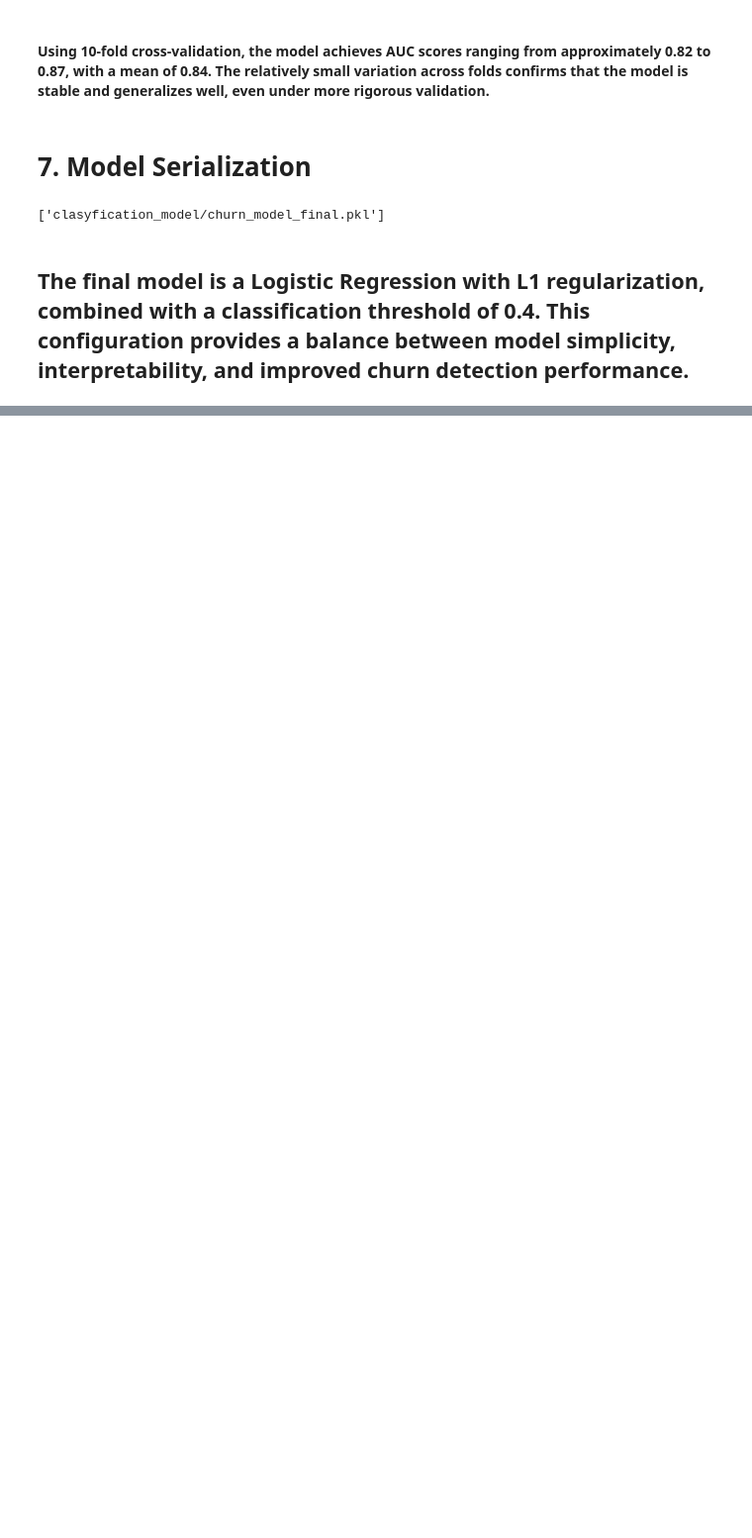
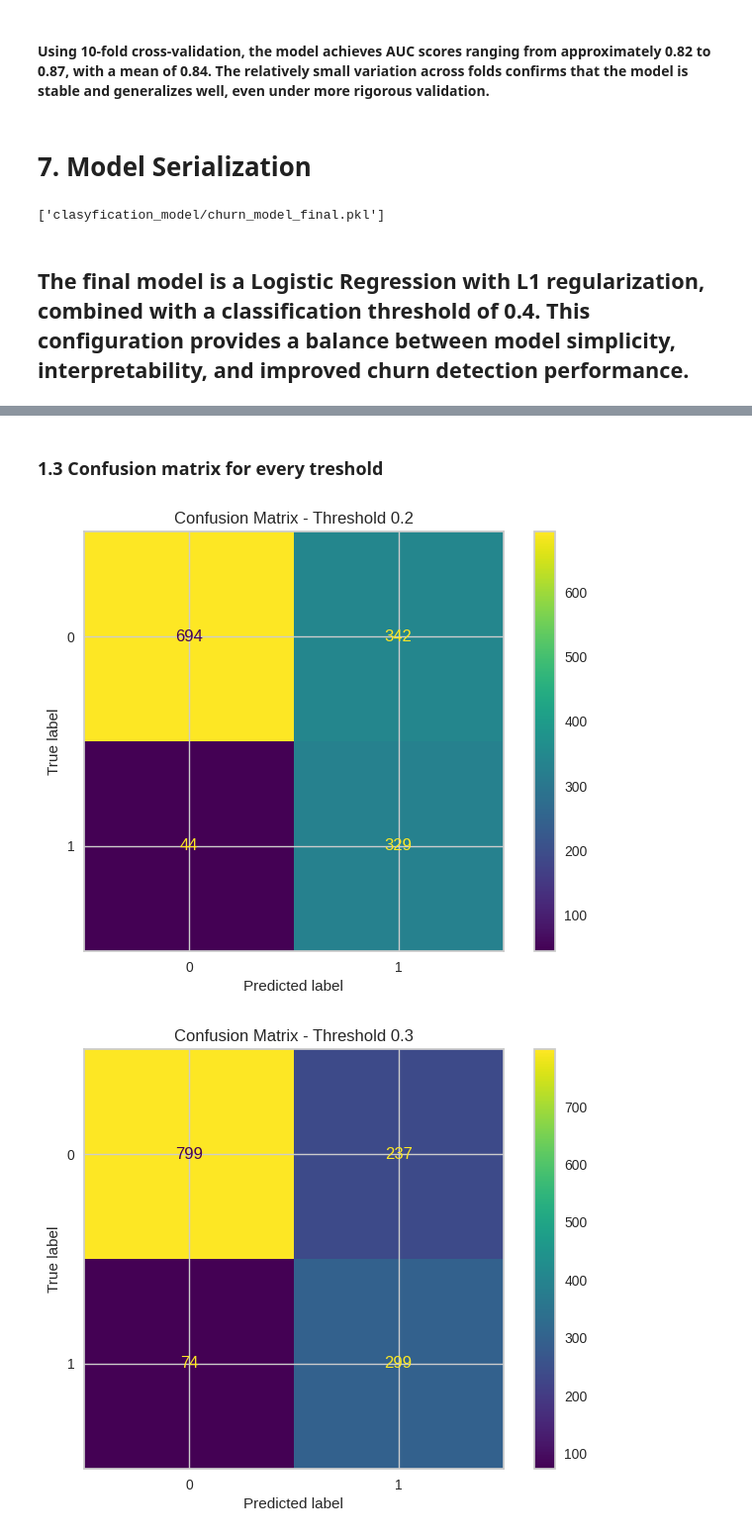
Before and after one commit to KrzysztofZakrzewski/portfolio, a Jupyter notebook: docs/Telco_Customer_clasyfication_ML/Telco_Customer_clasyfication_ML.ipynb, the cells around one changed output, grey strips where cells are left out. Shown at 99% size. Drawn from its saved outputs; the diff is of its cells as text; code cells hidden in the pictures; blank space fills up the shorter version.

```diff
--- a/docs/Telco_Customer_clasyfication_ML/Telco_Customer_clasyfication_ML.ipynb
+++ b/docs/Telco_Customer_clasyfication_ML/Telco_Customer_clasyfication_ML.ipynb
@@ -518,0 +487,6 @@ joblib.dump(final_model_bundle, "clasyfication_model/churn_model_final.pkl")
+# %%
+gb_model = GradientBoostingClassifier(
+    random_state=42
+)
+
+gb_model.fit(X_train, y_train)
@@ -518,0 +499,3 @@ joblib.dump(final_model_bundle, "clasyfication_model/churn_model_final.pkl")
+# %%
+y_proba_gb = gb_model.predict_proba(X_test)[:, 1]
+print(y_proba_gb.mean())
@@ -518,0 +514,9 @@ joblib.dump(final_model_bundle, "clasyfication_model/churn_model_final.pkl")
+# %%
+# threshold = 0.4
+
+# y_pred_gb = (y_proba_gb >= threshold).astype(int)
+# y_pred_gb = y_proba_gb.astype(int)
+y_pred_gb = gb_model.predict(X_test)
+
+print("Recall:", recall_score(y_test, y_pred_gb))
+print("Precision:", precision_score(y_test, y_pred_gb))
@@ -518,0 +530,14 @@ joblib.dump(final_model_bundle, "clasyfication_model/churn_model_final.pkl")
+# %%
+thresholds = [0.2, 0.3, 0.4, 0.5]
+
+for threshold in thresholds:
+
+    y_pred_gb = (y_proba_gb >= threshold).astype(int)
+
+    recall = recall_score(y_test, y_pred_gb)
+    precision = precision_score(y_test, y_pred_gb)
+
+    print(f"Threshold: {threshold}")
+    print(f"Recall: {recall:.3f}")
+    print(f"Precision: {precision:.3f}")
+    print("-" * 30)
@@ -518,0 +565,17 @@ joblib.dump(final_model_bundle, "clasyfication_model/churn_model_final.pkl")
+# %% [markdown]
+### 1.3 Confusion matrix for every treshold
+# %%
+for threshold in thresholds:
+
+    y_pred_gb = (y_proba_gb >= threshold).astype(int)
+
+    cm_gb = confusion_matrix(y_test, y_pred_gb)
+
+    disp = ConfusionMatrixDisplay(confusion_matrix=cm_gb)
+    disp.plot()
+
+    plt.title(f"Confusion Matrix - Threshold {threshold}")
+    plt.show()
+# %% [output]
+[figure, added]
+[figure, added]
```
Also changed, not shown: parts of 72 cells of this notebook, 3 other files.
